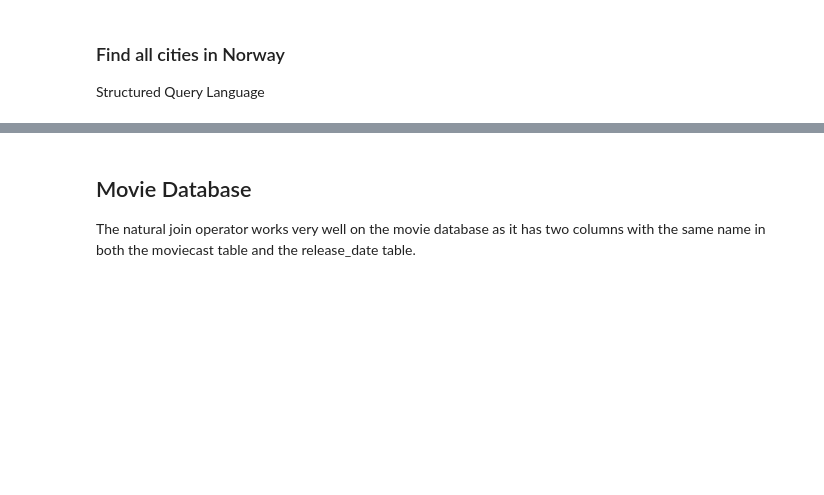
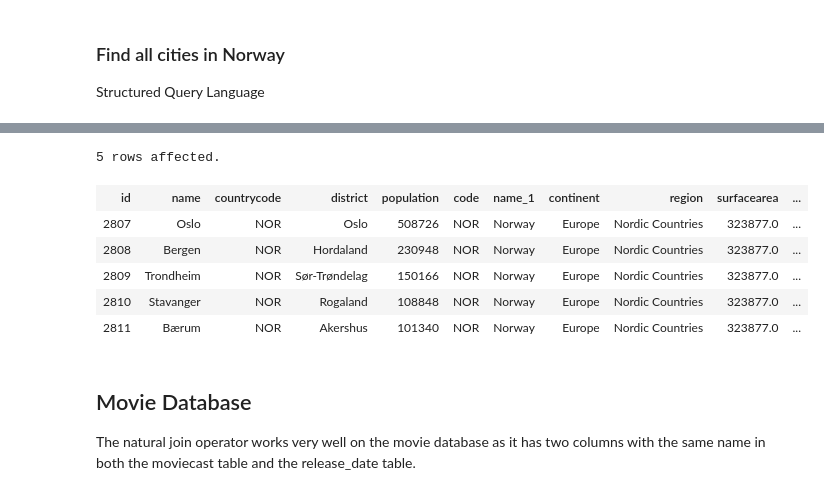
Before and after one commit to LutherCS/dmq-class-pub, a Jupyter notebook: JoiningTables.ipynb, the cells around one changed output, grey strips where cells are left out. Saved outputs shown, nothing was run; the diff lists cells and outputs as text; code cells hidden in the pictures; blank space fills up the shorter version.

```diff
--- a/JoiningTables.ipynb
+++ b/JoiningTables.ipynb
@@ -130,3 +261,16 @@ Structured Query Language
+# %%
+%%sql
+select *
+from city join country on code = countrycode
+where country.name = 'Norway'
+# %% [output]
+5 rows affected.
+| id | name | countrycode | district | population | code | name_1 | continent | region | surfacearea | ... |
+| 2807 | Oslo | NOR | Oslo | 508726 | NOR | Norway | Europe | Nordic Countries | 323877.0 | ... |
+| 2808 | Bergen | NOR | Hordaland | 230948 | NOR | Norway | Europe | Nordic Countries | 323877.0 | ... |
+| 2809 | Trondheim | NOR | Sør-Trøndelag | 150166 | NOR | Norway | Europe | Nordic Countries | 323877.0 | ... |
+| 2810 | Stavanger | NOR | Rogaland | 108848 | NOR | Norway | Europe | Nordic Countries | 323877.0 | ... |
+| 2811 | Bærum | NOR | Akershus | 101340 | NOR | Norway | Europe | Nordic Countries | 323877.0 | ... |
 # %% [markdown]
 ## Movie Database
 
```
Also changed, not shown: parts of 18 cells of this notebook.
